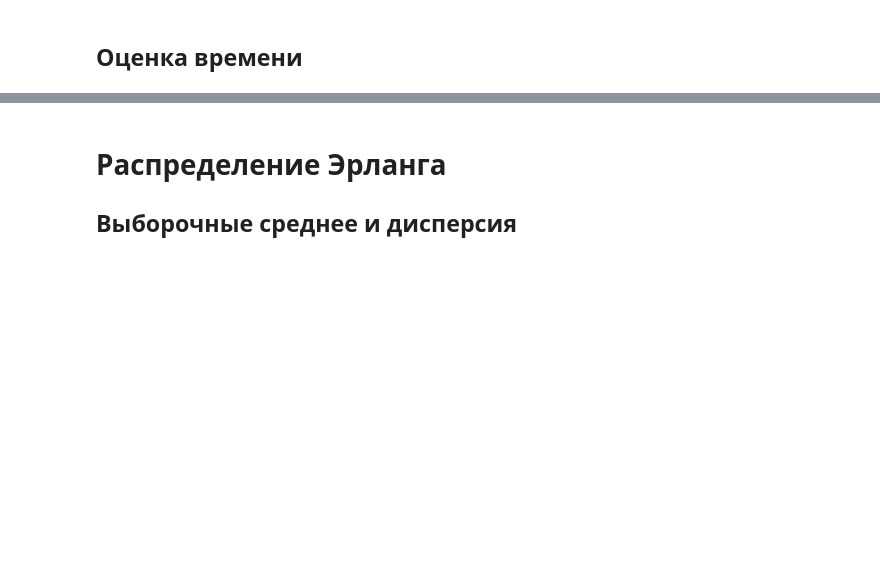
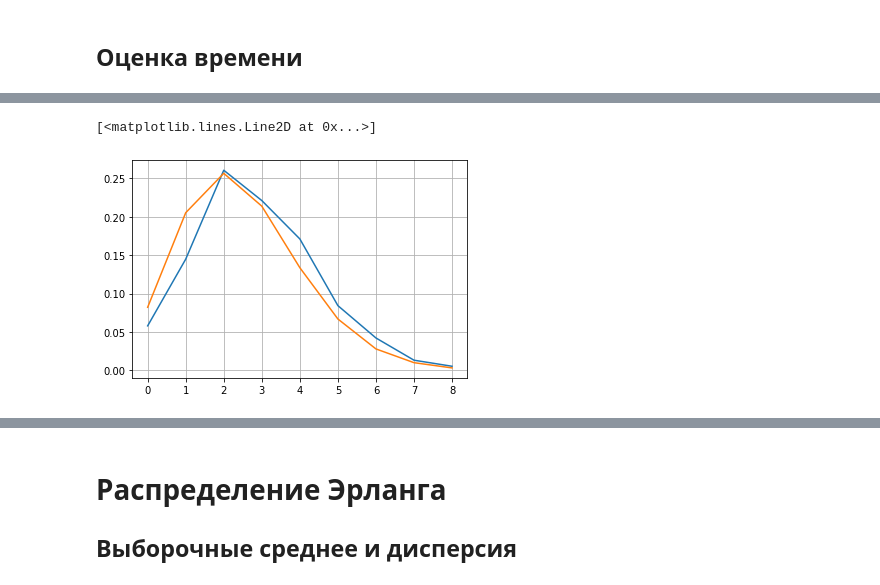
Before and after one commit to NikitaYurasov/Mathematical-statistics, a Jupyter notebook: ДЗ3.ipynb, the cells around one changed output, grey strips where cells are left out. Cells and saved outputs as stored; diff of their text form; code cells hidden in the pictures; blank space fills up the shorter version.

```diff
--- a/ДЗ3.ipynb
+++ b/ДЗ3.ipynb
@@ -7,6 +7,18 @@ import scipy.special as sps
 # Распределение Пуассона
 ## Выборочное среднее и выборочная дисперсия
 # %%
+def PoissonDistribution(mu, x):
+    '''
+    This fuction returns an array of Poisson destribution in the points of "x" array.
+    mu - is a paramter > 0
+    x - array of real numbers (optional: np.array(..., dtype=float32))
+    '''
+
+    X = np.zeros_like(x)
+    for i in range(X.shape[0]):
+        X[i] = (mu**x[i])/np.math.factorial(int(x[i]))*np.exp(-mu)
+    return X
+
 def random_poisson(mu, size=1):
     '''
     This fuction generates an array of random points which are distributed as Poisson.
@@ -98,0 +115,4 @@ np.var(random_poisson(2, 100000))
+# %%
+stats = pd.read_csv('Football_stats/PL1819.csv', sep=',')
+stats = stats.drop(stats.columns[range(10, 62)], axis=1)
+stats.head(20)
@@ -98,0 +137,19 @@ np.var(random_poisson(2, 100000))
+# %%
+g = {}
+for i in range(380):
+    s = stats.loc[i]['FTHG']+stats.loc[i]['FTAG']
+    if s not in g:
+        g[s] = 0
+    g[s]+=1
+q = sorted(g.items(), key=lambda x: x[0])
+X = np.zeros(len(q))
+Y = np.zeros(len(q))
+for i in range(len(q)):
+    X[i] = q[i][0]
+    Y[i] = q[i][1]/380
+plt.plot(X,Y);
+plt.grid();
+plt.plot(np.linspace(0,8,9), PoissonDistribution(2.5, np.linspace(0,8,9)))
+# %% [output]
+[<matplotlib.lines.Line2D at 0x...>]
+[figure, added]
```
Also changed, not shown: parts of 19 cells of this notebook.
